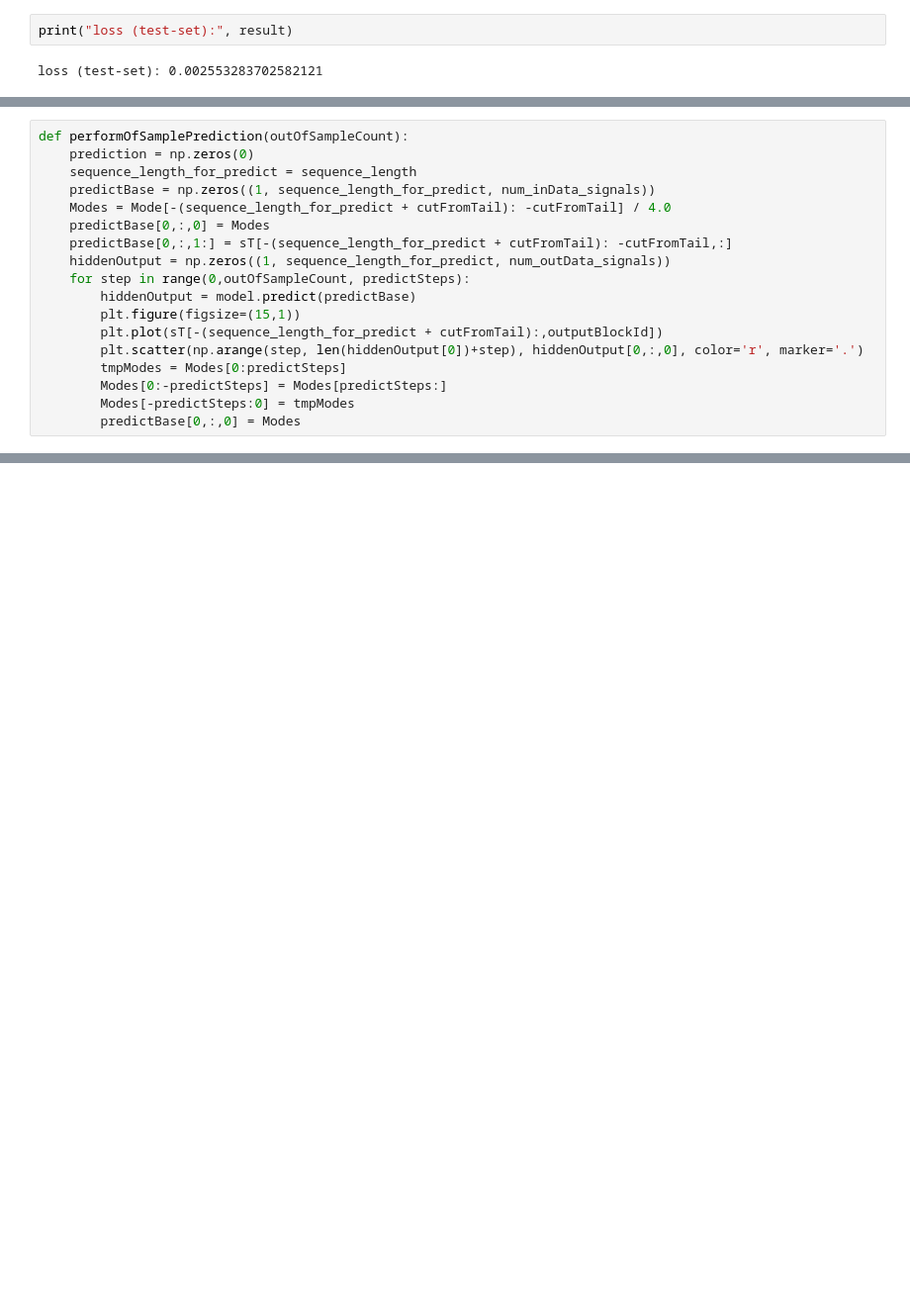
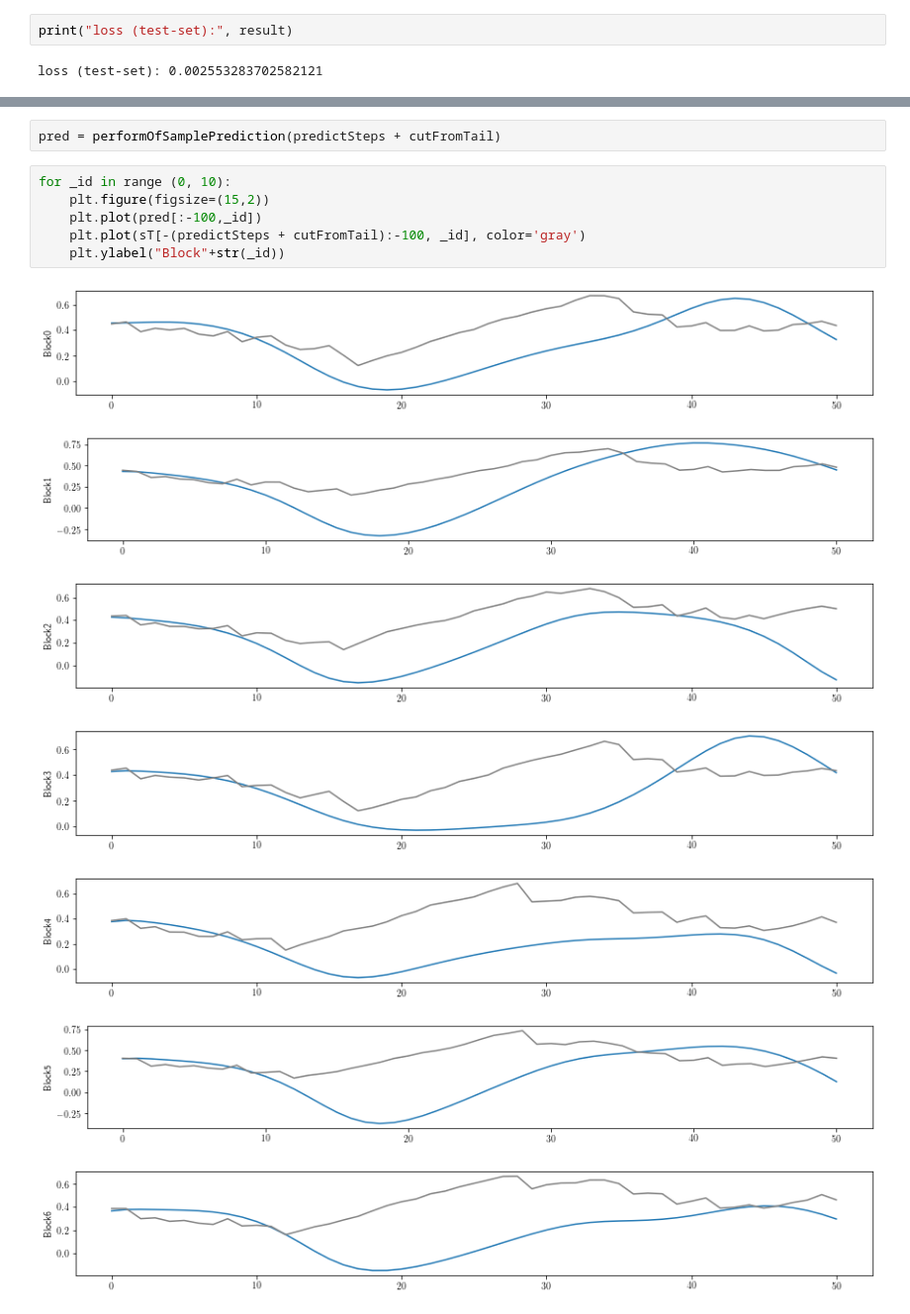
Before and after one commit to VasilievArtyom/PredictiveMaintenance, a Jupyter notebook: private/Vasiliev/neural/neural_predict.ipynb, the cells around one changed output, grey strips where cells are left out. Shown: that part at 99% size. Drawn from its saved outputs; the diff is of its cells as text; blank space fills up the shorter version.

```diff
--- a/private/Vasiliev/neural/neural_predict.ipynb
+++ b/private/Vasiliev/neural/neural_predict.ipynb
@@ -357,18 +339,0 @@ plot_comparison(start_idx=0, length=200, train=False)
-# %%
-def performOfSamplePrediction(outOfSampleCount):
-    prediction = np.zeros(0)
-    sequence_length_for_predict = sequence_length
-    predictBase = np.zeros((1, sequence_length_for_predict, num_inData_signals))
-    Modes = Mode[-(sequence_length_for_predict + cutFromTail): -cutFromTail] / 4.0
-    predictBase[0,:,0] = Modes
-    predictBase[0,:,1:] = sT[-(sequence_length_for_predict + cutFromTail): -cutFromTail,:]
-    hiddenOutput = np.zeros((1, sequence_length_for_predict, num_outData_signals))
-    for step in range(0,outOfSampleCount, predictSteps):
-        hiddenOutput = model.predict(predictBase)
-        plt.figure(figsize=(15,1))
-        plt.plot(sT[-(sequence_length_for_predict + cutFromTail):,outputBlockId])
-        plt.scatter(np.arange(step, len(hiddenOutput[0])+step), hiddenOutput[0,:,0], color='r', marker='.')
-        tmpModes = Modes[0:predictSteps]
-        Modes[0:-predictSteps] = Modes[predictSteps:]
-        Modes[-predictSteps:0] = tmpModes
-        predictBase[0,:,0] = Modes
@@ -380,0 +382,16 @@ performOfSamplePrediction(3)
+# %%
+pred = performOfSamplePrediction(predictSteps + cutFromTail)
+# %%
+for _id in range (0, 10):
+    plt.figure(figsize=(15,2))
+    plt.plot(pred[:-100,_id])
+    plt.plot(sT[-(predictSteps + cutFromTail):-100, _id], color='gray')
+    plt.ylabel("Block"+str(_id))
+# %% [output]
+[figure, added]
+[figure, added]
+[figure, added]
+[figure, added]
+[figure, added]
+[figure, added]
+[figure, added]
```
Also changed, not shown: parts of 15 cells of this notebook.
